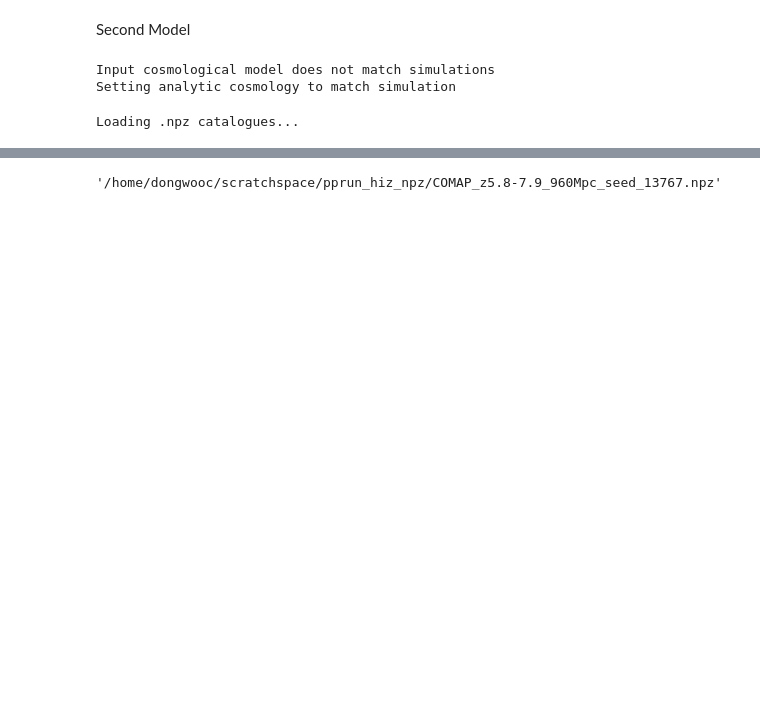
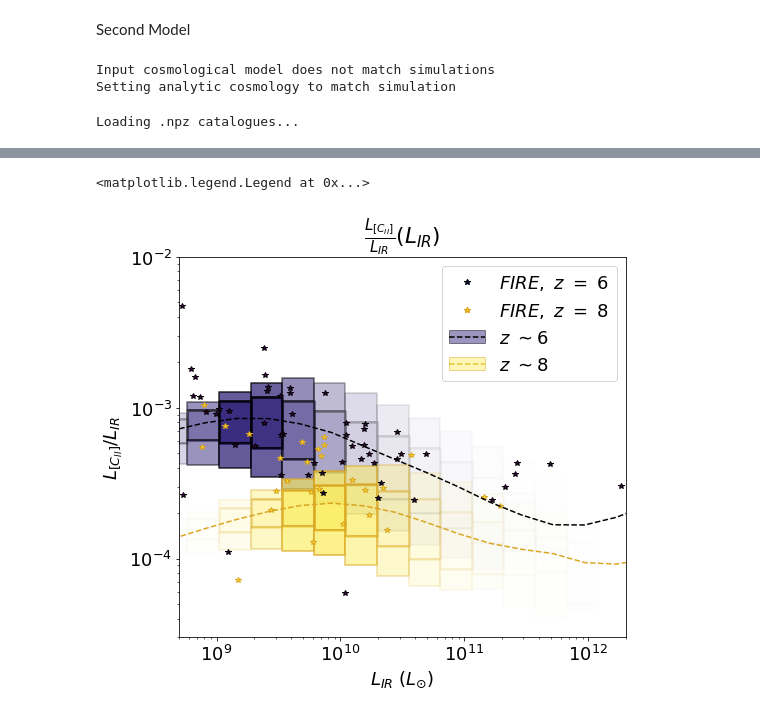
Before and after one commit to PatrickHorlaville/CITA_LIM, a Jupyter notebook: LIR_debug.ipynb, the cells around one changed output, grey strips where cells are left out. Saved outputs shown, nothing was run; the diff lists cells and outputs as text; code cells hidden in the pictures; blank space fills up the shorter version.

```diff
--- a/LIR_debug.ipynb
+++ b/LIR_debug.ipynb
@@ -237,9 +403,0 @@ Other lightcones?
-# %%
-lc_paths = '/home/dongwooc/scratchspace/pprun_hiz_npz/'
-from os import listdir
-from os.path import isfile, join
-onlyfiles = [f for f in listdir(lc_paths) if isfile(join(lc_paths, f))]
-onlyfiles.remove('pksc2npz_5313591.out')
-onlyfiles.remove('pksc2npz.sh')
-for i in range(len(onlyfiles)):
-    onlyfiles[i] = lc_paths+onlyfiles[i]
@@ -248,4 +404,52 @@ m_cii.update(catalogue_file = onlyfiles[0])
-# %%
-onlyfiles[0]
-# %% [output]
-'/home/dongwooc/scratchspace/pprun_hiz_npz/COMAP_z5.8-7.9_960Mpc_seed_13767.npz'
+# %%
+mean_z6v2, perc68down_z6v2, perc68up_z6v2, perc95down_z6v2, perc95up_z6v2, n_z6v2, bins_z6v2, nn_z6v2 = get_mean(halo_IR, halos_cii_v2, z6, ir_binning)
+
+mean_z8v2, perc68down_z8v2, perc68up_z8v2, perc95down_z8v2, perc95up_z8v2, n_z8v2, bins_z8v2, nn_z8v2 = get_mean(halo_IR, halos_cii_v2, z8, ir_binning)
+# %%
+alpha_z6v2 = n_z6v2/np.max(n_z6v2)
+alpha_z8v2 = n_z8v2/np.max(n_z8v2)
+# %%
+f, a = plt.subplots()
+
+plt.title(r'$\frac{L_{[C_{II}]}}{L_{IR}}(L_{IR})$')
+
+p6 = a.plot(fire_ir_z6, (fire_cii_z6/fire_ir_z6), c = '#440154FF', marker = '*', markeredgecolor='k', label = r'$FIRE,\ z\ =\ 6$', linestyle = "None")
+p6l = a.plot(np.nan, np.nan, '*')
+
+p8 = a.plot(fire_ir_z8, (fire_cii_z8/fire_ir_z8), c = '#FDE725FF', marker = '*', markeredgecolor='#DAA520', label = r'$FIRE,\ z\ =\ 8$', linestyle = "None")
+p8l = a.plot(np.nan, np.nan, '*')
+
+plt.xscale('log')
+plt.yscale('log')
+plt.xlabel(r'$L_{IR}\ (L_{\odot})$')
+plt.ylabel(r'$L_{[C_{II}]}/L_{IR}$')
+plt.xlim([5*(10**8), 2*(10**12)])
+plt.ylim([3*(10**(-5)), (10**(-2))])
+
+
+for i in range(len(ir_bin_center[nn_z6v2])):
+
+    a.fill_between((bins_z6v2[i][0], bins_z6v2[i][1]), perc68down_z6v2[i], perc68up_z6v2[i], edgecolor = (ec6_r, ec6_g, ec6_b, ec_op1*alpha_z6v2[i]), facecolor = (fc6_r, fc6_g, fc6_b, fc_op1*alpha_z6v2[i]), linewidth = bin_lw)
+
+    a.fill_between((bins_z6v2[i][0], bins_z6v2[i][1]), perc95down_z6v2[i], perc68down_z6v2[i], edgecolor = (ec6_r, ec6_g, ec6_b, ec_op2*alpha_z6v2[i]), facecolor = (fc6_r, fc6_g, fc6_b, fc_op2*alpha_z6v2[i]), linewidth = .7*bin_lw)
+    a.fill_between((bins_z6v2[i][0], bins_z6v2[i][1]), perc68up_z6v2[i], perc95up_z6v2[i], edgecolor= (ec6_r, ec6_g, ec6_b, ec_op2*alpha_z6v2[i]), facecolor = (fc6_r, fc6_g, fc6_b, fc_op2*alpha_z6v2[i]), linewidth = .7*bin_lw)
+
+
+for i in range(len(ir_bin_center[nn_z8v2])):
+
+    a.fill_between((bins_z8v2[i][0], bins_z8v2[i][1]), perc68down_z8v2[i], perc68up_z8v2[i], edgecolor= (ec8_r, ec8_g, ec8_b, ec_op1*alpha_z8v2[i]), facecolor = (fc8_r, fc8_g, fc8_b, fc_op1*alpha_z8v2[i]), linewidth = bin_lw)
+
+    a.fill_between((bins_z8v2[i][0], bins_z8[i][1]), perc95down_z8v2[i], perc68down_z8v2[i], edgecolor= (ec8_r, ec8_g, ec8_b, ec_op2*alpha_z8v2[i]), facecolor = (fc8_r, fc8_g, fc8_b, fc_op2*alpha_z8v2[i]), linewidth = .7*bin_lw)
+    a.fill_between((bins_z8v2[i][0], bins_z8v2[i][1]), perc68up_z8v2[i], perc95up_z8v2[i], edgecolor= (ec8_r, ec8_g, ec8_b, ec_op2*alpha_z8v2[i]), facecolor = (fc8_r, fc8_g, fc8_b, fc_op2*alpha_z8v2[i]), linewidth = .7*bin_lw)
+
+
+p01 = a.plot(ir_bin_center[nn_z6v2], mean_z6v2, color = 'k', linestyle = '--')
+p02 = a.fill(np.nan, np.nan, edgecolor= (ec6_r, ec6_g, ec6_b, 0.5*ec_op1), facecolor = (fc6_r, fc6_g, fc6_b, 0.5*fc_op1))
+
+p03 = a.plot(ir_bin_center[nn_z8v2], mean_z8v2, color = '#DAA520', linestyle = '--')
+p04 = a.fill(np.nan, np.nan, edgecolor = (ec8_r, ec8_g, ec8_b, 0.5*ec_op1), facecolor = (fc8_r, fc8_g, fc8_b, 0.5*fc_op1))
+
+a.legend([(p6l[0], p6[0]), (p8l[0], p8[0]), (p02[0], p01[0]), (p03[0], p04[0]), ], [(r'$FIRE,\ z\ =\ 6$'), (r'$FIRE,\ z\ =\ 8$'), (r'$z\ \sim 6$'), (r'$z\ \sim 8$'), ], bbox_to_anchor = (1,1))
+# %% [output]
+<matplotlib.legend.Legend at 0x...>
+[figure, added]
```
Also changed, not shown: parts of 28 cells of this notebook, 12 other files.
